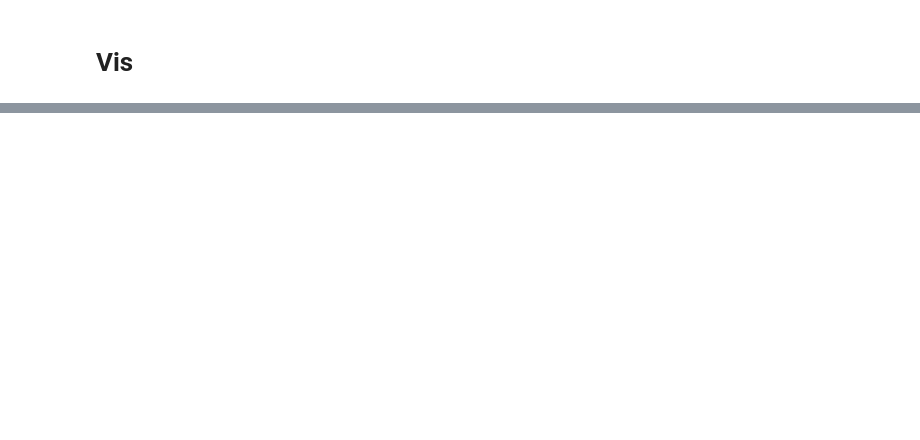
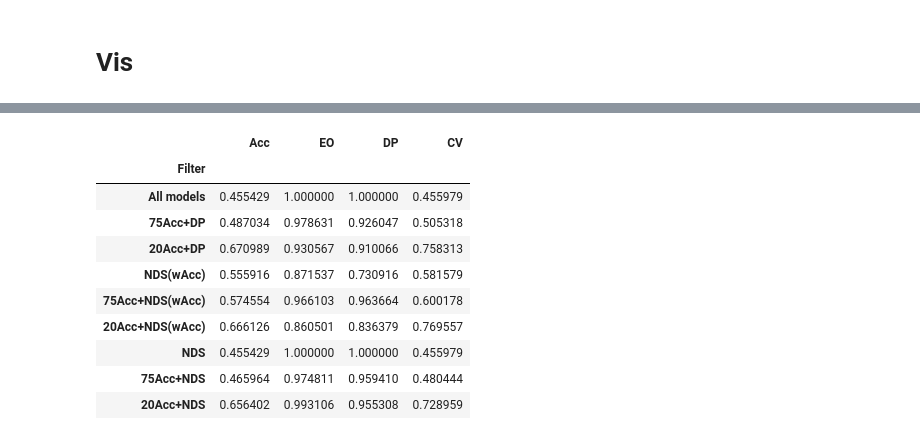
Before and after one commit to viguardieiro/moopt_fairness, a Jupyter notebook: Experimento - NonDominateSorting.ipynb, the cells around one changed output, grey strips where cells are left out. Saved outputs shown, nothing was run; the diff lists cells and outputs as text; code cells hidden in the pictures; blank space fills up the shorter version.

```diff
--- a/Experimento - NonDominateSorting.ipynb
+++ b/Experimento - NonDominateSorting.ipynb
@@ -251,0 +324,14 @@ results_test
+# %%
+acep_nds_results
+# %% [output]
+|  | Acc | EO | DP | CV |
+| Filter |  |  |  |  |
+| All models | 0.455429 | 1.000000 | 1.000000 | 0.455979 |
+| 75Acc+DP | 0.487034 | 0.978631 | 0.926047 | 0.505318 |
+| 20Acc+DP | 0.670989 | 0.930567 | 0.910066 | 0.758313 |
+| NDS(wAcc) | 0.555916 | 0.871537 | 0.730916 | 0.581579 |
+| 75Acc+NDS(wAcc) | 0.574554 | 0.966103 | 0.963664 | 0.600178 |
+| 20Acc+NDS(wAcc) | 0.666126 | 0.860501 | 0.836379 | 0.769557 |
+| NDS | 0.455429 | 1.000000 | 1.000000 | 0.455979 |
+| 75Acc+NDS | 0.465964 | 0.974811 | 0.959410 | 0.480444 |
+| 20Acc+NDS | 0.656402 | 0.993106 | 0.955308 | 0.728959 |
```
Also changed, not shown: parts of 23 cells of this notebook.
